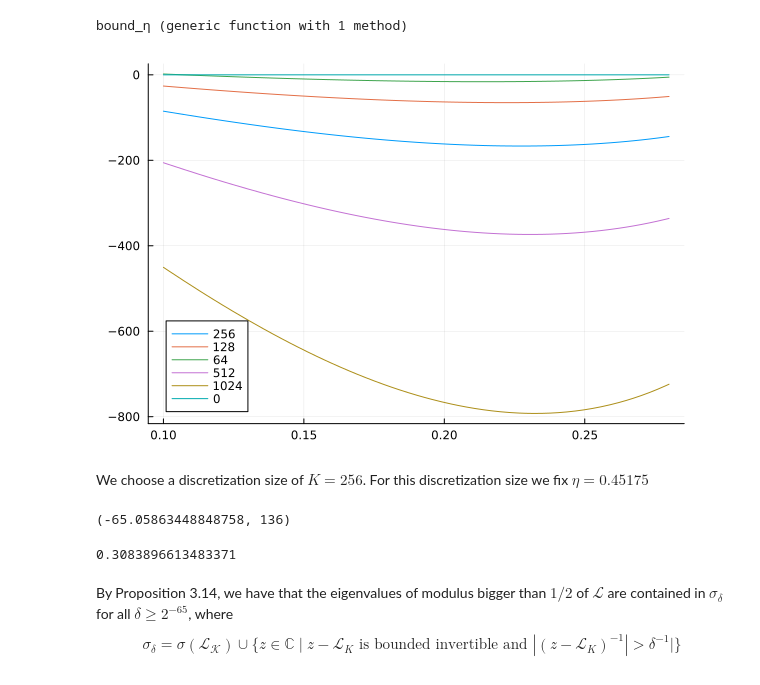
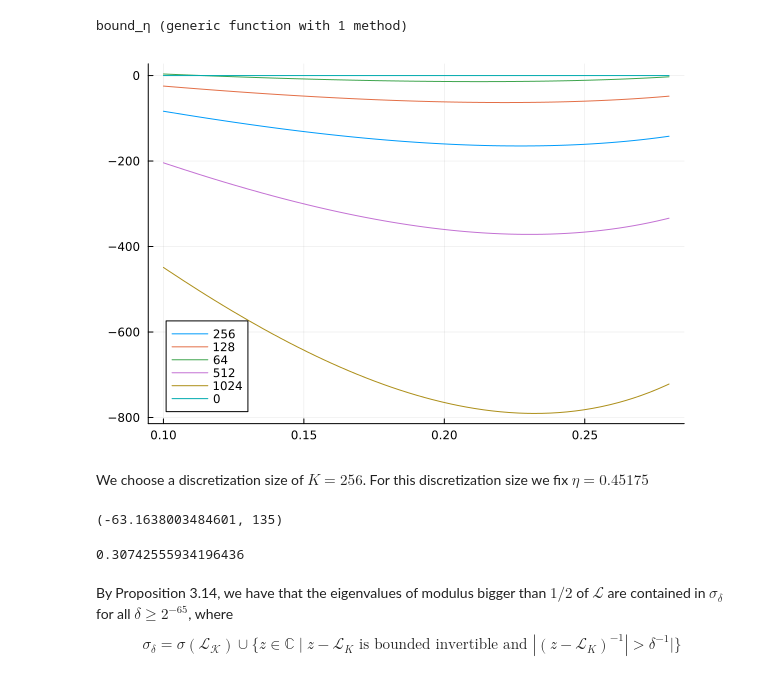
Before and after one commit to orkolorko/ExperimentsPseudospectra.jl, a Jupyter notebook: notebook/Arnold/Arnold.ipynb, the cells around one changed output. Drawn from its saved outputs; the diff is of its cells as text; code cells hidden in the pictures.

```diff
--- a/notebook/Arnold/Arnold.ipynb
+++ b/notebook/Arnold/Arnold.ipynb
@@ -196,27 +208,27 @@ bound_η (generic function with 1 method)
 # %%
 xmin = 0.1
 xmax = 0.28
-μ = 0.26
+μ = 0.18
 plot(η -> bound_η(η; K = 256, μ)[1], xmin, xmax, label = "256")
 plot!(η -> bound_η(η; K = 128, μ)[1], xmin, xmax, label = "128")
 plot!(η -> bound_η(η; K = 64, μ)[1], xmin, xmax, label = "64")
 plot!(η -> bound_η(η; K = 512, μ)[1], xmin, xmax, label = "512")
 plot!(η -> bound_η(η; K = 1024, μ)[1], xmin, xmax, label = "1024")
 plot!(η -> 0, label = "0")
 # %% [output]
-[figure, old version]
+[figure, new version]
 # %% [markdown]
 We choose a discretization size of $K=256$. For this discretization size we fix $\eta = 0.45175$
 # %%
 steps = 200
 val, index = findmin([bound_η(η; K = 128, μ)[1] for η in LinRange(0.1, 0.28, steps)])
 # %% [output]
-(-65.05863448848758, 136)
+(-63.1638003484601, 135)
 # %%
 chosen_η = LinRange(0.1, 0.28, steps)[index]
 chosen_α = bound_η(chosen_η; K = 128, μ)[2]
 # %% [output]
-0.3083896613483371
+0.30742555934196436
 # %% [markdown]
 By Proposition 3.14, we have that the eigenvalues of modulus bigger than $1/2$ of $\mathcal{L}$ are contained
 in $\sigma_\delta$ for all $\delta\geq 2^{-65}$, where
```
Also changed, not shown: parts of 11 cells of this notebook, 18 other files.
